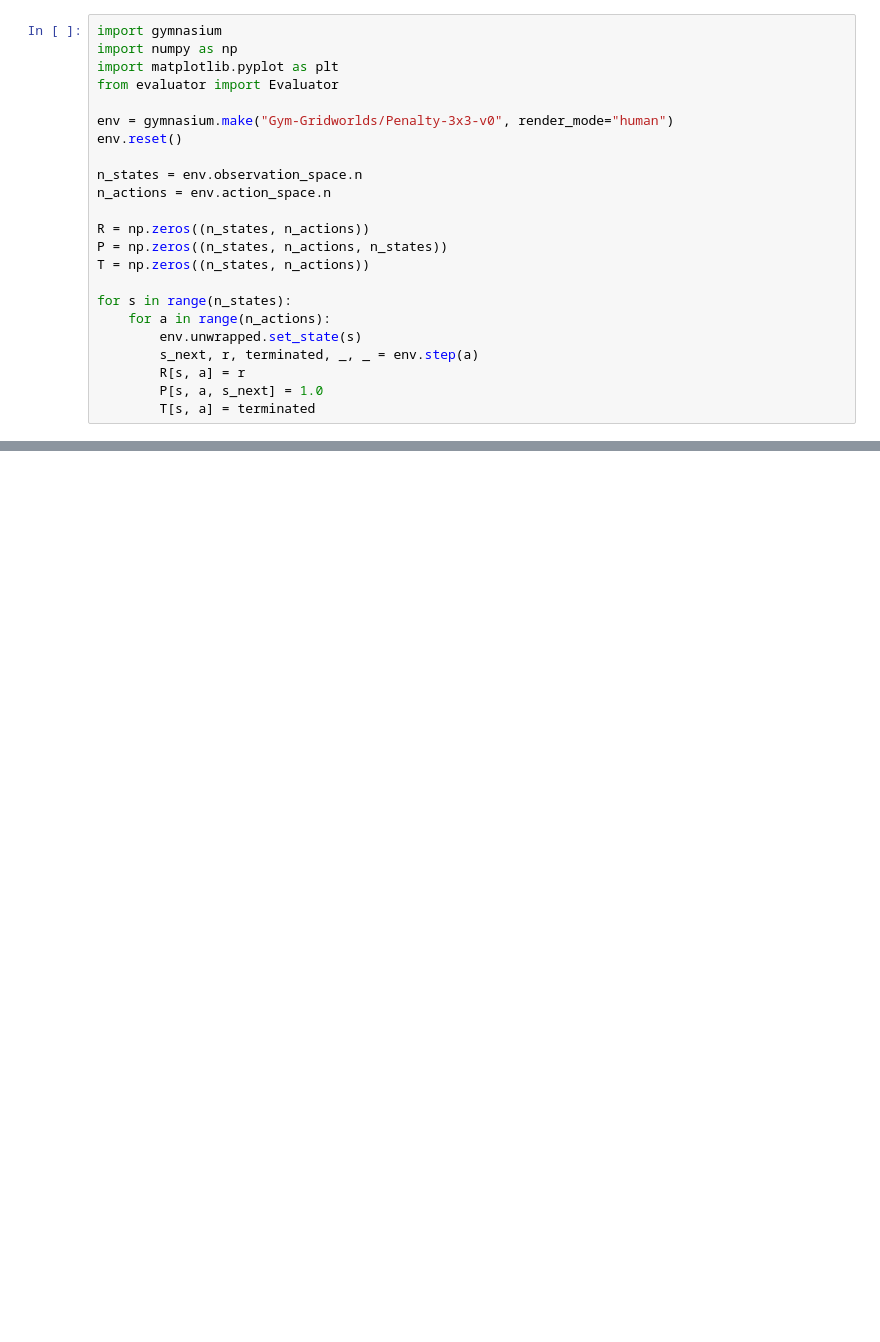
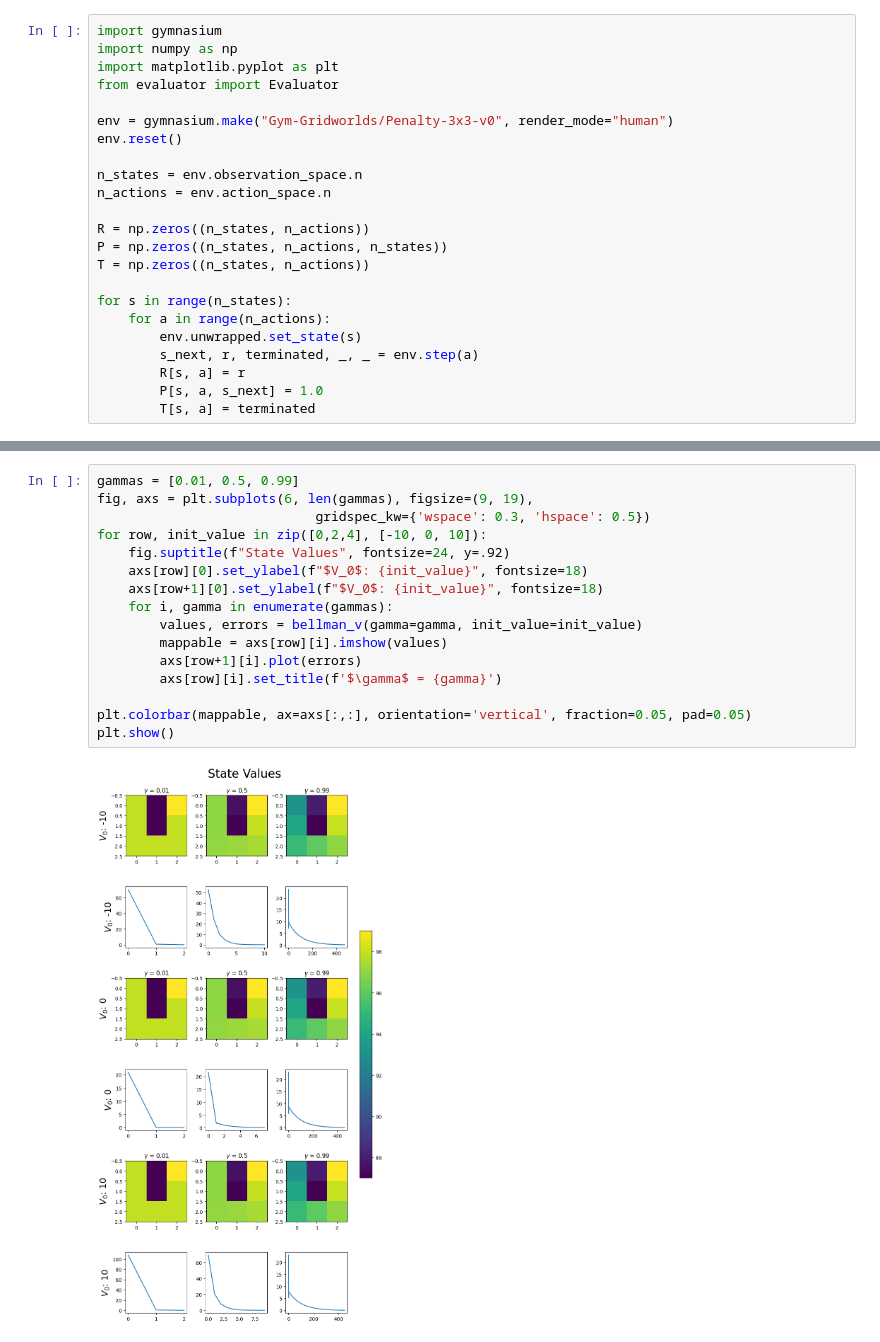
Before and after one commit to cruz-lucas/gym_gridworlds, a Jupyter notebook: Assignment_2/Assignment_2.ipynb, the cells around one changed output, grey strips where cells are left out. Saved outputs shown, nothing was run; the diff lists cells and outputs as text; blank space fills up the shorter version.

```diff
--- a/Assignment_2/Assignment_2.ipynb
+++ b/Assignment_2/Assignment_2.ipynb
@@ -77,0 +60,18 @@ for init_value in [-10, 0, 10]:
+# %%
+gammas = [0.01, 0.5, 0.99]
+fig, axs = plt.subplots(6, len(gammas), figsize=(9, 19),
+                            gridspec_kw={'wspace': 0.3, 'hspace': 0.5})
+for row, init_value in zip([0,2,4], [-10, 0, 10]):
+    fig.suptitle(f"State Values", fontsize=24, y=.92)
+    axs[row][0].set_ylabel(f"$V_0$: {init_value}", fontsize=18)
+    axs[row+1][0].set_ylabel(f"$V_0$: {init_value}", fontsize=18)
+    for i, gamma in enumerate(gammas):
+        values, errors = bellman_v(gamma=gamma, init_value=init_value)
+        mappable = axs[row][i].imshow(values)
+        axs[row+1][i].plot(errors)
+        axs[row][i].set_title(f'$\gamma$ = {gamma}')
+
+plt.colorbar(mappable, ax=axs[:,:], orientation='vertical', fraction=0.05, pad=0.05)
+plt.show()
+# %% [output]
+[figure, added]
```
Also changed, not shown: parts of 3 cells of this notebook, 1 other file.
